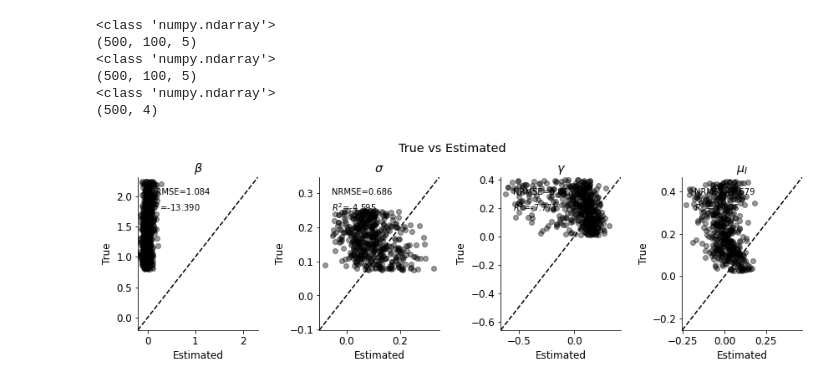
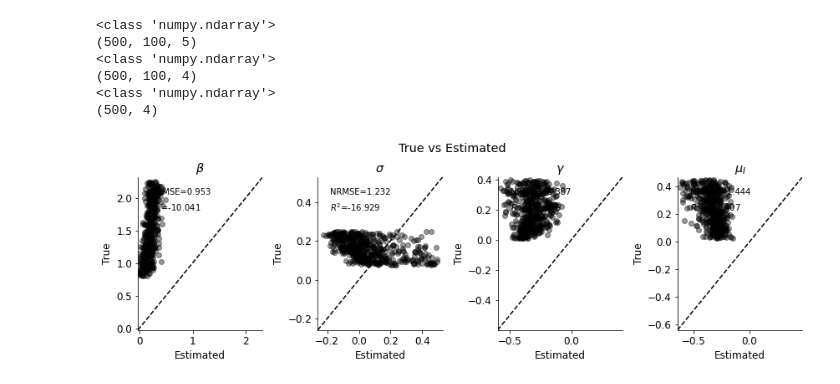
Before and after one commit to juan190199/BachelorThesis, a Jupyter notebook: notebooks/bayesflow_parameter_estimation_v5.ipynb, the cells around one changed output. Drawn from its saved outputs; the diff is of its cells as text; code cells hidden in the pictures.

```diff
--- a/notebooks/bayesflow_parameter_estimation_v5.ipynb
+++ b/notebooks/bayesflow_parameter_estimation_v5.ipynb
@@ -79,10 +75,10 @@ learning_rate = tf.keras.optimizers.schedules.ExponentialDecay(starter_learning_
 optimizer = tf.keras.optimizers.Adam(learning_rate)
 # %%
 %%time
-data_test = data_generator(n_test, version='v5', low_epsilon=0.05, up_epsilon=0.25, learning_noise=False)
+data_test = data_generator(n_test, version='v5', E=True)
 
 # Preprocessing untrained data
 X_test = np.array(data_test['X'])
-noisy_X_test = np.array(data_test['noisy_X'])
+dropped_X_test = np.array(data_test['dropped_X'])
 params_test = np.array(data_test['params'])
 # %% [output]
@@ -91,15 +87,15 @@ Wall time: 201 ms
 # %%
 print(type(X_test))
 print(X_test.shape)
-print(type(noisy_X_test))
-print(noisy_X_test.shape)
+print(type(dropped_X_test))
+print(dropped_X_test.shape)
 print(type(params_test))
 print(params_test.shape)
 # %% [output]
 <class 'numpy.ndarray'>
 (500, 100, 5)
 <class 'numpy.ndarray'>
-(500, 100, 5)
+(500, 100, 4)
 <class 'numpy.ndarray'>
 (500, 4)
 # %%
@@ -116,9 +112,9 @@ assert(np.sum(noisy_X_test == np.nan) == 0)
 summary_net = SequenceNet()
 model = BayesFlow(inv_meta, n_inv_blocks, theta_dim, summary_net=summary_net, permute=True)
 # %%
-true_vs_estimated(model, noisy_X_test, params_test, n_samples_posterior, parameter_names, figsize=(12, 4))
+true_vs_estimated(model, dropped_X_test, params_test, n_samples_posterior, parameter_names, figsize=(12, 4))
 # %% [output]
-[figure, old version]
+[figure, new version]
 # %%
 checkpoint = tf.train.Checkpoint(step=global_step, optimizer=optimizer, net=model)
 manager = tf.train.CheckpointManager(checkpoint, './checkpoints/{}'.format(ckpt_file), max_to_keep=3)
```
Also changed, not shown: parts of 16 cells of this notebook, 1 other file.
